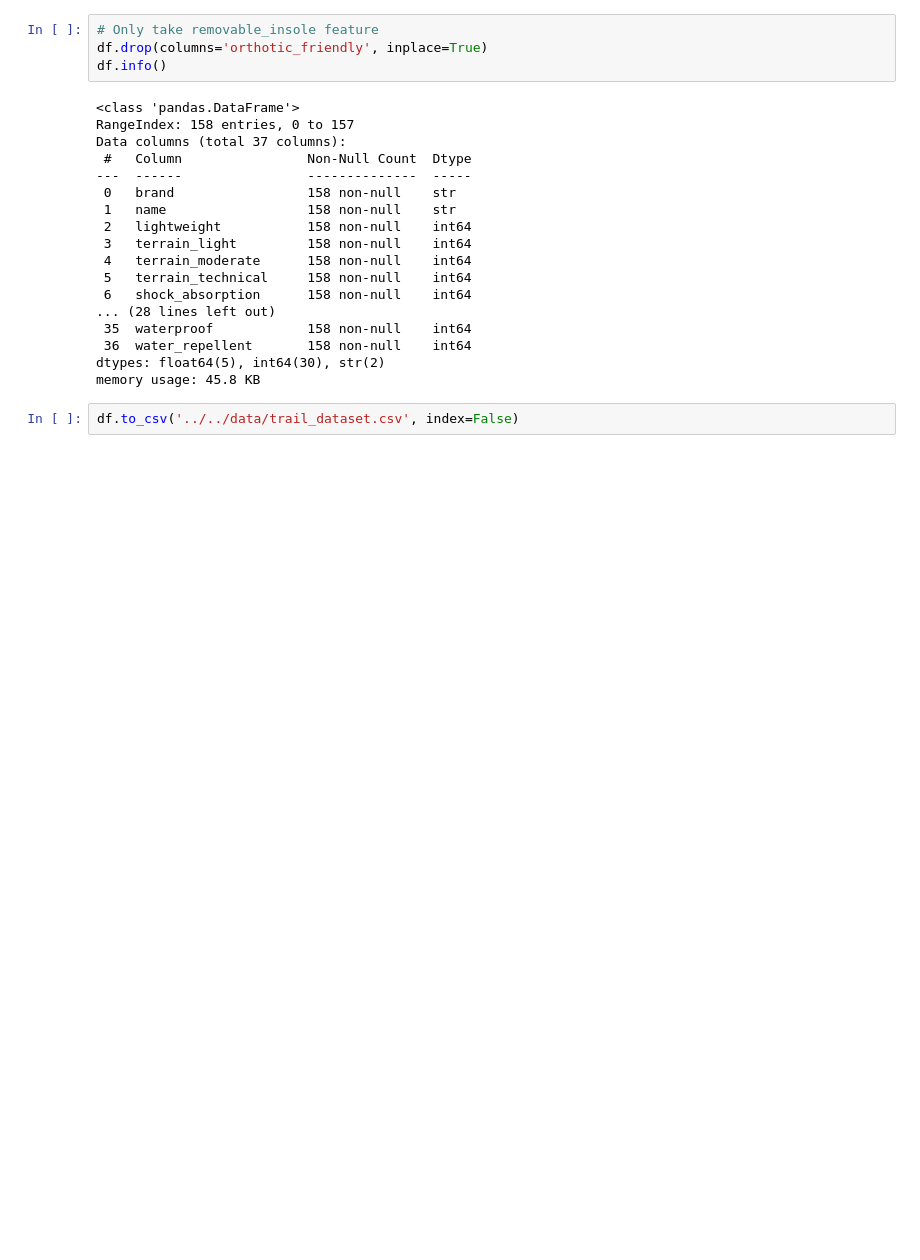
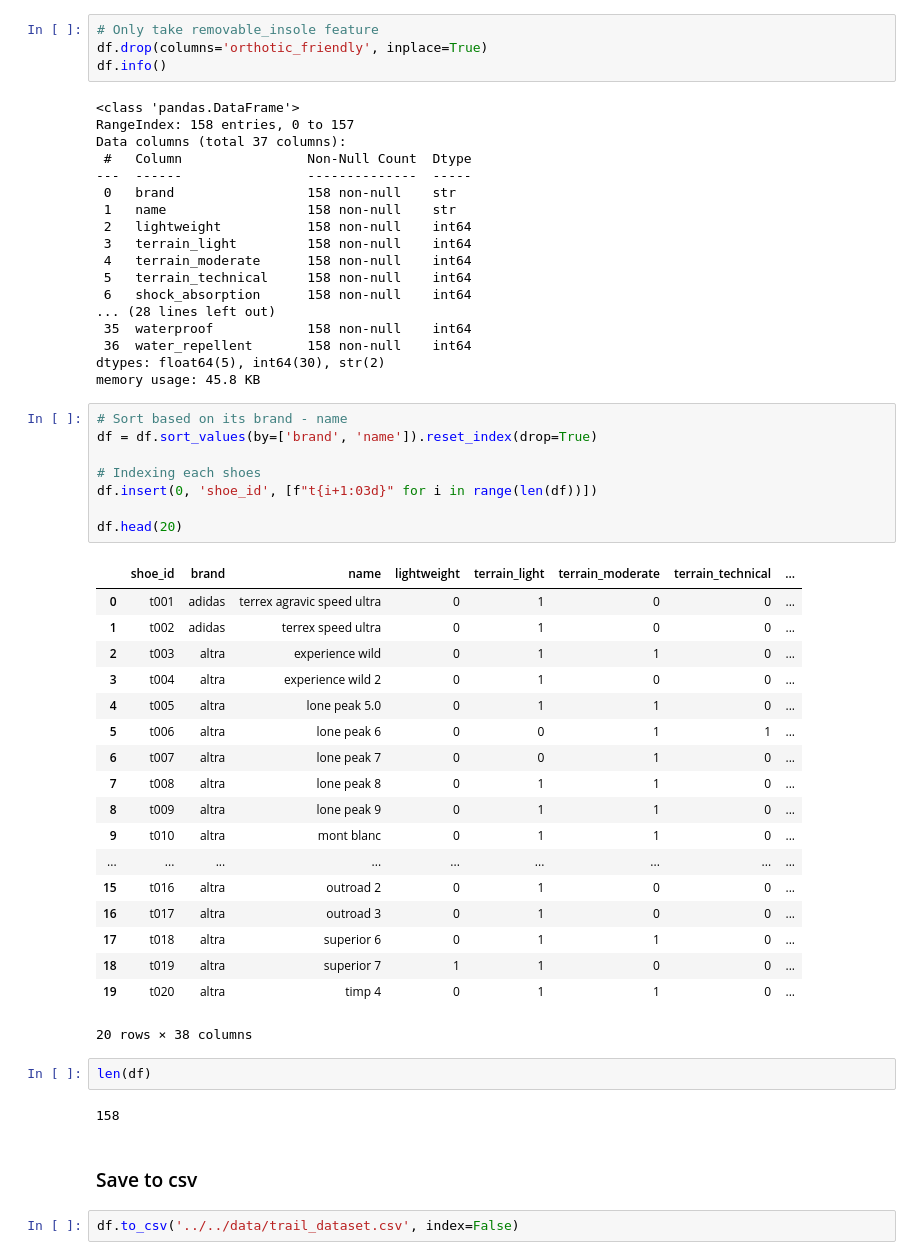
Before and after one commit to SONIX-Kelompok-6/sonix-ml, a Jupyter notebook: notebooks/data-preparation-v3/final-trail.ipynb, the cells around one changed output. Cells and saved outputs as stored; diff of their text form; blank space fills up the shorter version.

Commit message:
feat: adding shoe_id

```diff
--- a/notebooks/data-preparation-v3/final-trail.ipynb
+++ b/notebooks/data-preparation-v3/final-trail.ipynb
@@ -2292,5 +2292,38 @@ Data columns (total 37 columns):
  36  water_repellent       158 non-null    int64
 dtypes: float64(5), int64(30), str(2)
 memory usage: 45.8 KB
+# %%
+# Sort based on its brand - name
+df = df.sort_values(by=['brand', 'name']).reset_index(drop=True)
+
+# Indexing each shoes
+df.insert(0, 'shoe_id', [f"t{i+1:03d}" for i in range(len(df))])
+
+df.head(20)
+# %% [output]
+|  | shoe_id | brand | name | lightweight | terrain_light | terrain_moderate | terrain_technical | ... |
+| 0 | t001 | adidas | terrex agravic speed ultra | 0 | 1 | 0 | 0 | ... |
+| 1 | t002 | adidas | terrex speed ultra | 0 | 1 | 0 | 0 | ... |
+| 2 | t003 | altra | experience wild | 0 | 1 | 1 | 0 | ... |
+| 3 | t004 | altra | experience wild 2 | 0 | 1 | 0 | 0 | ... |
+| 4 | t005 | altra | lone peak 5.0 | 0 | 1 | 1 | 0 | ... |
+| 5 | t006 | altra | lone peak 6 | 0 | 0 | 1 | 1 | ... |
+| 6 | t007 | altra | lone peak 7 | 0 | 0 | 1 | 0 | ... |
+| 7 | t008 | altra | lone peak 8 | 0 | 1 | 1 | 0 | ... |
+| 8 | t009 | altra | lone peak 9 | 0 | 1 | 1 | 0 | ... |
+| 9 | t010 | altra | mont blanc | 0 | 1 | 1 | 0 | ... |
+| ... | ... | ... | ... | ... | ... | ... | ... | ... |
+| 15 | t016 | altra | outroad 2 | 0 | 1 | 0 | 0 | ... |
+| 16 | t017 | altra | outroad 3 | 0 | 1 | 0 | 0 | ... |
+| 17 | t018 | altra | superior 6 | 0 | 1 | 1 | 0 | ... |
+| 18 | t019 | altra | superior 7 | 1 | 1 | 0 | 0 | ... |
+| 19 | t020 | altra | timp 4 | 0 | 1 | 1 | 0 | ... |
+20 rows × 38 columns
+# %%
+len(df)
+# %% [output]
+158
+# %% [markdown]
+### Save to csv
 # %%
 df.to_csv('../../data/trail_dataset.csv', index=False)
```
Also changed, not shown: parts of 1 cell of this notebook, 2 other files.
